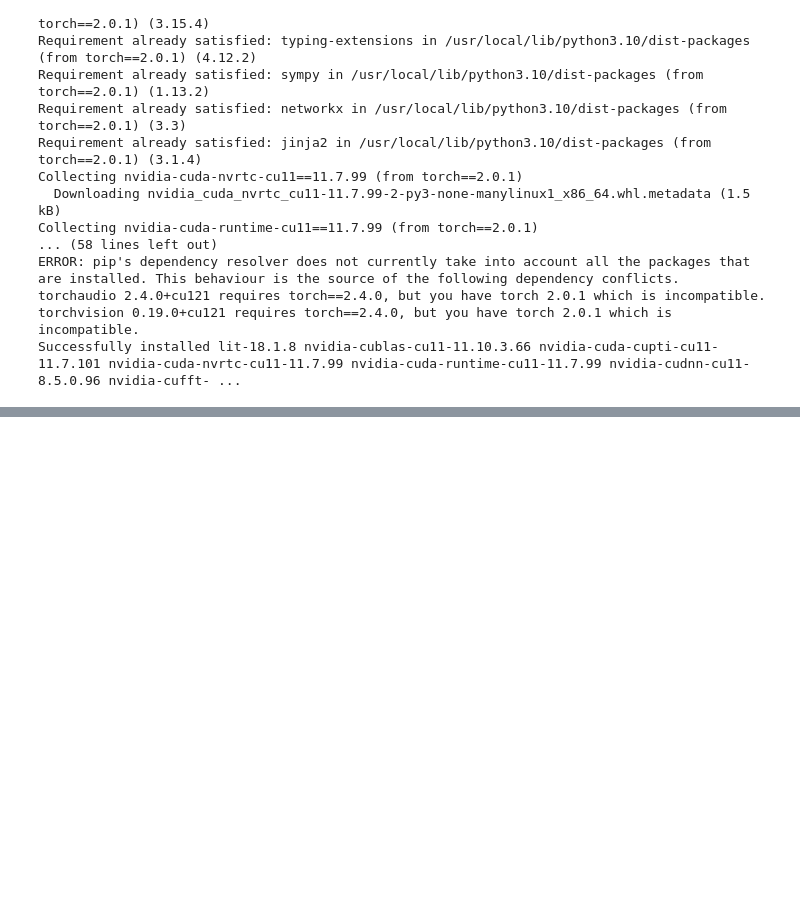
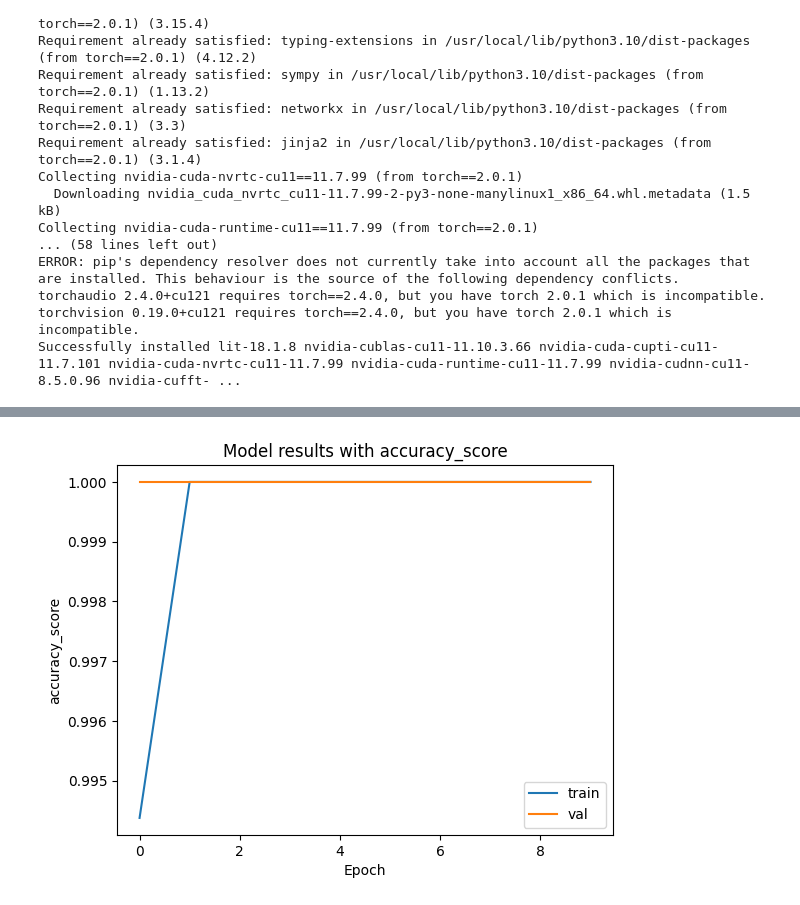
Before and after one commit to HromovAndrey/II_mood_6_part2.1, a Jupyter notebook: Практика_text_classification.ipynb, the cells around one changed output, grey strips where cells are left out. Saved outputs shown, nothing was run; the diff lists cells and outputs as text; code cells hidden in the pictures; blank space fills up the shorter version.

```diff
--- a/Практика_text_classification.ipynb
+++ b/Практика_text_classification.ipynb
@@ -154,0 +351,4 @@ RuntimeError: no vectors found at /kaggle/input/glove6b/glove.6B.50d.txt
+# %%
+plot_metric(history, 'accuracy_score')
+# %% [output]
+[figure, added]
```
Also changed, not shown: parts of 17 cells of this notebook.
